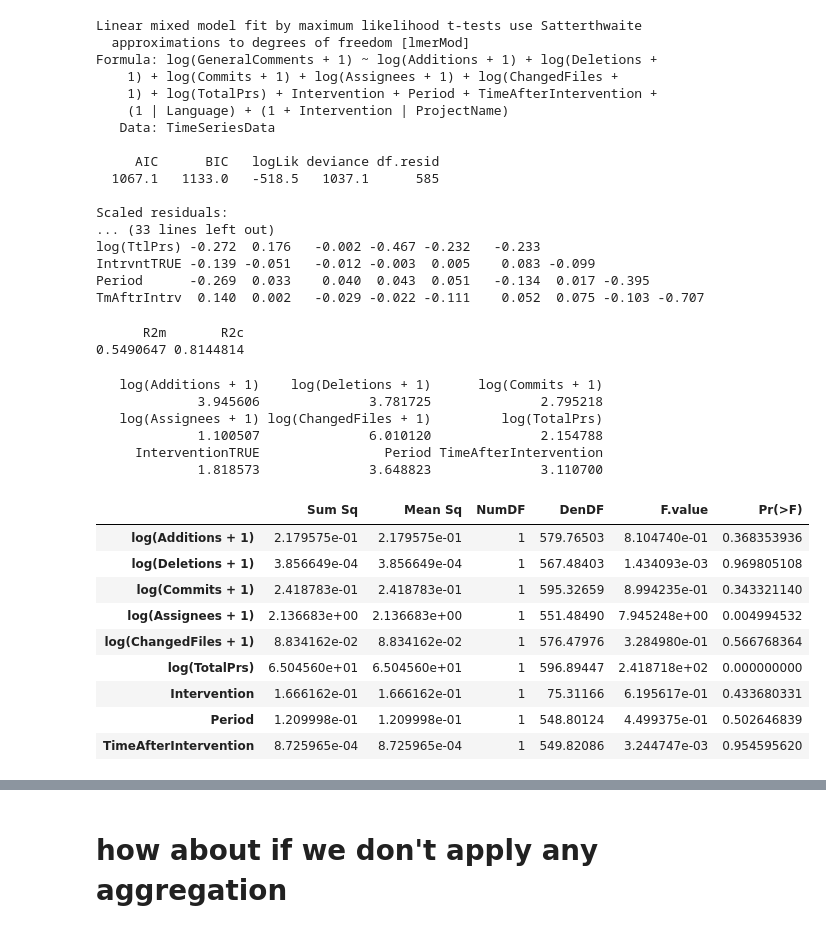
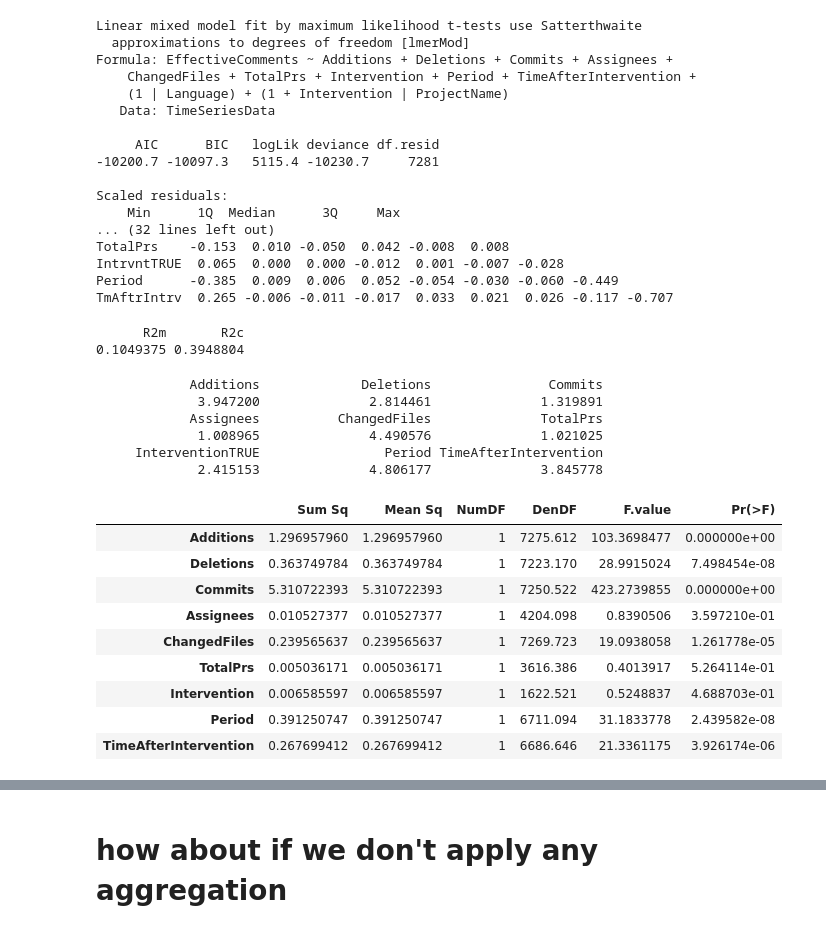
Before and after one commit to TheDutchDevil/code_reviews, a Jupyter notebook: analysis/time_series_models.ipynb, the cells around one changed output, grey strips where cells are left out. Cells and saved outputs as stored; diff of their text form; code cells hidden in the pictures.

```diff
--- a/analysis/time_series_models.ipynb
+++ b/analysis/time_series_models.ipynb
@@ -191,55 +176,56 @@ TmAftrIntrv  0.155  0.001   -0.029 -0.021 -0.112    0.053  0.077 -0.108 -0.707
 # %%
-modelShareReviewComments = lmer(log(GeneralComments + 1) ~
-            log(Additions + 1) +
-            log(Deletions + 1) +
-            log(Commits + 1) +
-            log(Assignees + 1) +
-            log(ChangedFiles + 1) +
-            log(TotalPrs) +
+modelShareReviewComments = lmer(EffectiveComments ~
+            Additions +
+            Deletions +
+            Commits +
+            Assignees +
+            ChangedFiles +
+            #GeneralComments +
+            TotalPrs +
             Intervention +
             Period +
             TimeAfterIntervention +
             (1|Language) +
             (1+Intervention|ProjectName),
           data= TimeSeriesData,
           REML=FALSE)
 summary(modelShareReviewComments)
 r.squaredGLMM(modelShareReviewComments)
 vif.mer(modelShareReviewComments)
 anova(modelShareReviewComments)
 # %% [output]
 Linear mixed model fit by maximum likelihood t-tests use Satterthwaite
   approximations to degrees of freedom [lmerMod]
-Formula: log(GeneralComments + 1) ~ log(Additions + 1) + log(Deletions +
-    1) + log(Commits + 1) + log(Assignees + 1) + log(ChangedFiles +
-    1) + log(TotalPrs) + Intervention + Period + TimeAfterIntervention +
+Formula: EffectiveComments ~ Additions + Deletions + Commits + Assignees +
+    ChangedFiles + TotalPrs + Intervention + Period + TimeAfterIntervention +
     (1 | Language) + (1 + Intervention | ProjectName)
    Data: TimeSeriesData
 
      AIC      BIC   logLik deviance df.resid
-  1067.1   1133.0   -518.5   1037.1      585
+-10200.7 -10097.3   5115.4 -10230.7     7281
 
 Scaled residuals:
-... (33 lines left out)
-log(TtlPrs) -0.272  0.176   -0.002 -0.467 -0.232   -0.233
-IntrvntTRUE -0.139 -0.051   -0.012 -0.003  0.005    0.083 -0.099
-Period      -0.269  0.033    0.040  0.043  0.051   -0.134  0.017 -0.395
-TmAftrIntrv  0.140  0.002   -0.029 -0.022 -0.111    0.052  0.075 -0.103 -0.707
+    Min      1Q  Median      3Q     Max
+... (32 lines left out)
+TotalPrs    -0.153  0.010 -0.050  0.042 -0.008  0.008
+IntrvntTRUE  0.065  0.000  0.000 -0.012  0.001 -0.007 -0.028
+Period      -0.385  0.009  0.006  0.052 -0.054 -0.030 -0.060 -0.449
+TmAftrIntrv  0.265 -0.006 -0.011 -0.017  0.033  0.021  0.026 -0.117 -0.707
       R2m       R2c
-0.5490647 0.8144814
+0.1049375 0.3948804
-   log(Additions + 1)    log(Deletions + 1)      log(Commits + 1)
-             3.945606              3.781725              2.795218
-   log(Assignees + 1) log(ChangedFiles + 1)         log(TotalPrs)
-             1.100507              6.010120              2.154788
+            Additions             Deletions               Commits
+             3.947200              2.814461              1.319891
+            Assignees          ChangedFiles              TotalPrs
+             1.008965              4.490576              1.021025
      InterventionTRUE                Period TimeAfterIntervention
-             1.818573              3.648823              3.110700
+             2.415153              4.806177              3.845778
 |  | Sum Sq | Mean Sq | NumDF | DenDF | F.value | Pr(>F) |
-| log(Additions + 1) | 2.179575e-01 | 2.179575e-01 | 1 | 579.76503 | 8.104740e-01 | 0.368353936 |
-| log(Deletions + 1) | 3.856649e-04 | 3.856649e-04 | 1 | 567.48403 | 1.434093e-03 | 0.969805108 |
-| log(Commits + 1) | 2.418783e-01 | 2.418783e-01 | 1 | 595.32659 | 8.994235e-01 | 0.343321140 |
-| log(Assignees + 1) | 2.136683e+00 | 2.136683e+00 | 1 | 551.48490 | 7.945248e+00 | 0.004994532 |
-| log(ChangedFiles + 1) | 8.834162e-02 | 8.834162e-02 | 1 | 576.47976 | 3.284980e-01 | 0.566768364 |
-| log(TotalPrs) | 6.504560e+01 | 6.504560e+01 | 1 | 596.89447 | 2.418718e+02 | 0.000000000 |
-| Intervention | 1.666162e-01 | 1.666162e-01 | 1 | 75.31166 | 6.195617e-01 | 0.433680331 |
-| Period | 1.209998e-01 | 1.209998e-01 | 1 | 548.80124 | 4.499375e-01 | 0.502646839 |
-| TimeAfterIntervention | 8.725965e-04 | 8.725965e-04 | 1 | 549.82086 | 3.244747e-03 | 0.954595620 |
+| Additions | 1.296957960 | 1.296957960 | 1 | 7275.612 | 103.3698477 | 0.000000e+00 |
+| Deletions | 0.363749784 | 0.363749784 | 1 | 7223.170 | 28.9915024 | 7.498454e-08 |
+| Commits | 5.310722393 | 5.310722393 | 1 | 7250.522 | 423.2739855 | 0.000000e+00 |
+| Assignees | 0.010527377 | 0.010527377 | 1 | 4204.098 | 0.8390506 | 3.597210e-01 |
+| ChangedFiles | 0.239565637 | 0.239565637 | 1 | 7269.723 | 19.0938058 | 1.261778e-05 |
+| TotalPrs | 0.005036171 | 0.005036171 | 1 | 3616.386 | 0.4013917 | 5.264114e-01 |
+| Intervention | 0.006585597 | 0.006585597 | 1 | 1622.521 | 0.5248837 | 4.688703e-01 |
+| Period | 0.391250747 | 0.391250747 | 1 | 6711.094 | 31.1833778 | 2.439582e-08 |
+| TimeAfterIntervention | 0.267699412 | 0.267699412 | 1 | 6686.646 | 21.3361175 | 3.926174e-06 |
```
Also changed, not shown: parts of 8 cells of this notebook, 25 other files.
